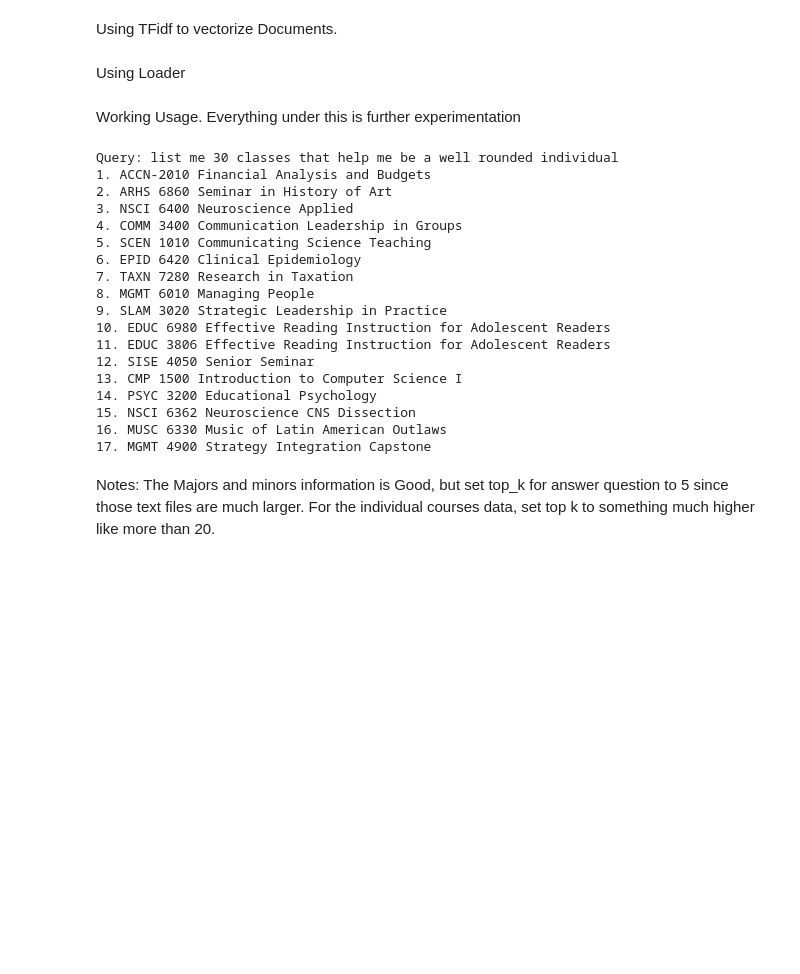
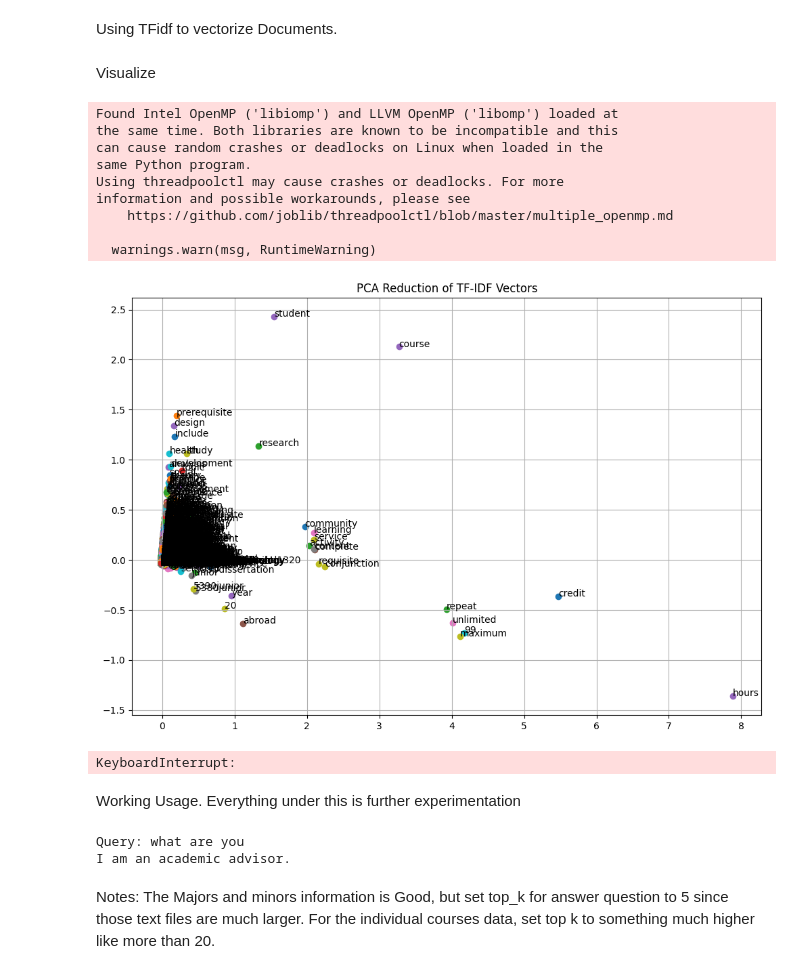
Before and after one commit to tulane-cmps6730/project-movies, a Jupyter notebook: notebooks/RAG.ipynb, the cells around one changed output. Cells and saved outputs as stored; diff of their text form; code cells hidden in the pictures; blank space fills up the shorter version.

Commit message:
nothing important

```diff
--- a/notebooks/RAG.ipynb
+++ b/notebooks/RAG.ipynb
@@ -274,36 +294,70 @@ Using TFidf to vectorize Documents.
 from sklearn.feature_extraction.text import TfidfVectorizer
 vectorizer = TfidfVectorizer(max_features=10000, min_df = 2, stop_words = "english")
 tfidf_matrix = vectorizer.fit_transform(documents)
-# %% [markdown]
-Using Loader
+# %% [markdown]
+Visualize
+# %%
+import matplotlib.pyplot as plt
+from sklearn.decomposition import PCA
+from sklearn.manifold import TSNE
+from sklearn.feature_extraction.text import TfidfVectorizer
+
+# Sample documents (replace these with your actual documents)
+
+
+# Create the TF-IDF matrix
+vectorizer = TfidfVectorizer(max_features=10000, min_df=2, stop_words="english")
+tfidf_matrix = vectorizer.fit_transform(documents)
+
+# Function to plot vectors
+def plot_vectors(vectors, title, terms):
+    plt.figure(figsize=(12, 8))
+    for i, term in enumerate(terms):
+        plt.scatter(vectors[i, 0], vectors[i, 1])
+        plt.annotate(term, (vectors[i, 0], vectors[i, 1]))
+    plt.title(title)
+    plt.grid(True)
+    plt.show()
+
+# Transpose the matrix to get terms as rows
+terms = vectorizer.get_feature_names_out()
+dense_matrix = tfidf_matrix.T.toarray()
+
+# PCA reduction
+pca = PCA(n_components=2)
+reduced_vectors_pca = pca.fit_transform(dense_matrix)
+
+# t-SNE reduction
+tsne = TSNE(n_components=2, init='pca', random_state=0)
+reduced_vectors_tsne = tsne.fit_transform(dense_matrix)
+
+# Plot PCA and t-SNE results
+plot_vectors(reduced_vectors_pca, "PCA Reduction of TF-IDF Vectors", terms)
+plot_vectors(reduced_vectors_tsne, "t-SNE Reduction of TF-IDF Vectors", terms)
+# %% [output]
+Found Intel OpenMP ('libiomp') and LLVM OpenMP ('libomp') loaded at
+the same time. Both libraries are known to be incompatible and this
+can cause random crashes or deadlocks on Linux when loaded in the
+same Python program.
+Using threadpoolctl may cause crashes or deadlocks. For more
+information and possible workarounds, please see
+    https://github.com/joblib/threadpoolctl/blob/master/multiple_openmp.md
+
+  warnings.warn(msg, RuntimeWarning)
+[figure, added]
+KeyboardInterrupt:
 # %% [markdown]
 Working Usage. Everything under this is further experimentation
 # %%
 # Example usage of answering a question
-query = "list me 30 classes that help me be a well rounded individual"
+query = "what are you"
 model_name = "gpt-3.5-turbo"
 answer = answer_question(query, documents, vectorizer, tfidf_matrix, model=model_name)
 print("Query:", query)
 print(answer)
 # %% [output]
-Query: list me 30 classes that help me be a well rounded individual
-1. ACCN-2010 Financial Analysis and Budgets
-2. ARHS 6860 Seminar in History of Art
-3. NSCI 6400 Neuroscience Applied
-4. COMM 3400 Communication Leadership in Groups
-5. SCEN 1010 Communicating Science Teaching
-6. EPID 6420 Clinical Epidemiology
-7. TAXN 7280 Research in Taxation
-8. MGMT 6010 Managing People
-9. SLAM 3020 Strategic Leadership in Practice
-10. EDUC 6980 Effective Reading Instruction for Adolescent Readers
-11. EDUC 3806 Effective Reading Instruction for Adolescent Readers
-12. SISE 4050 Senior Seminar
-13. CMP 1500 Introduction to Computer Science I
-14. PSYC 3200 Educational Psychology
-15. NSCI 6362 Neuroscience CNS Dissection
-16. MUSC 6330 Music of Latin American Outlaws
-17. MGMT 4900 Strategy Integration Capstone
+Query: what are you
+I am an academic advisor.
 # %% [markdown]
 Notes: The Majors and minors information is Good, but set top_k for answer question to 5 since those text files are much larger. For the individual courses data, set top k to something much higher like more than 20.
 # %% [markdown]
```
Also changed, not shown: parts of 3 cells of this notebook, 3 other files.
